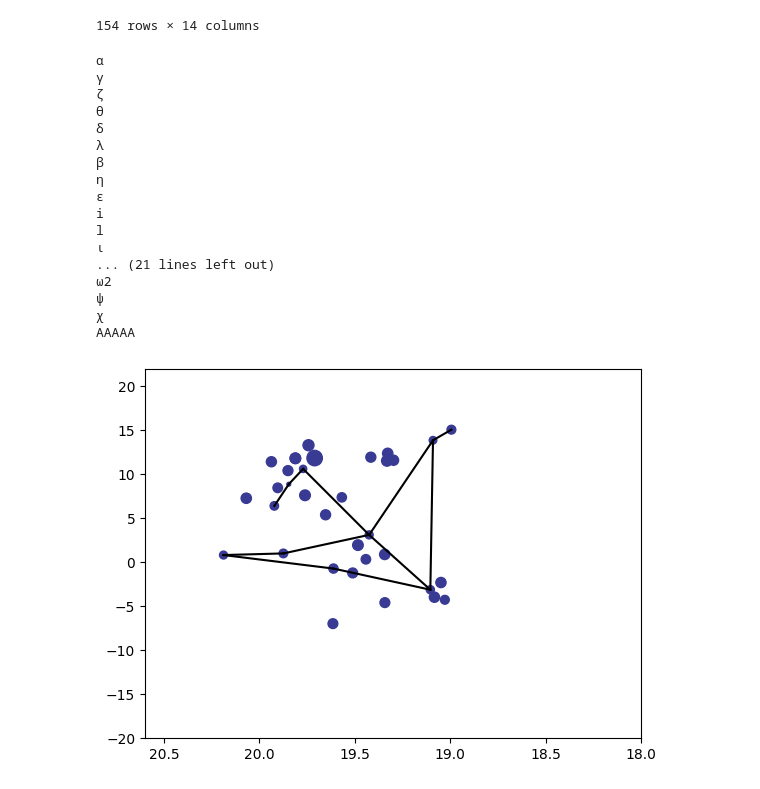
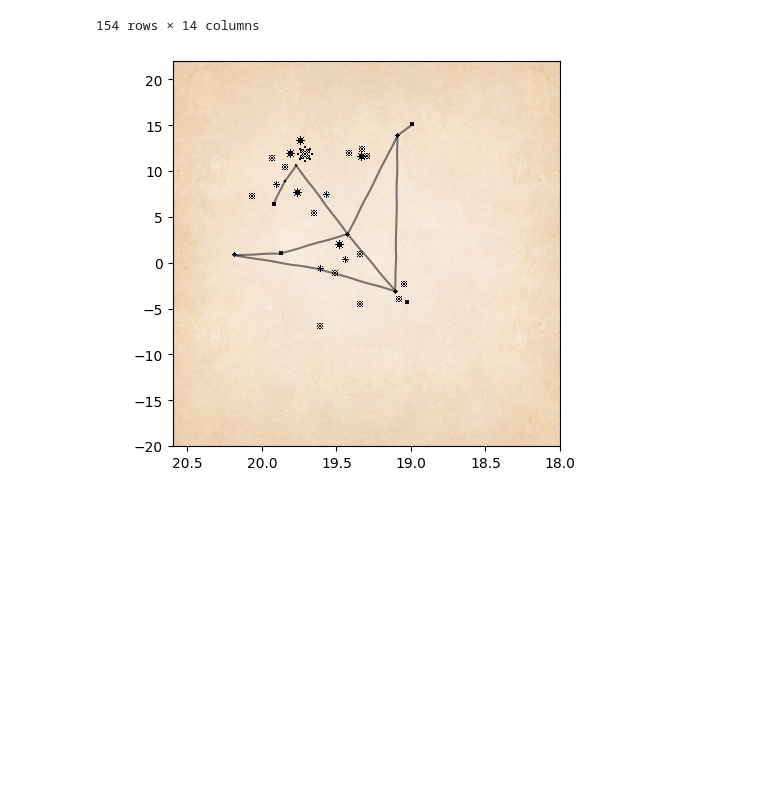
Before and after one commit to m-barneto/CSC221-Aquila-Constellation, a Jupyter notebook: CSC221-aquila-plotting.ipynb, the cells around one changed output. Saved outputs shown, nothing was run; the diff lists cells and outputs as text; code cells hidden in the pictures; blank space fills up the shorter version.

Commit message:
Work on the style of the graph, added star icon and canvas background, playing with constellation lines

```diff
--- a/CSC221-aquila-plotting.ipynb
+++ b/CSC221-aquila-plotting.ipynb
@@ -55,6 +55,10 @@ df
 154 rows × 14 columns
 # %%
 from matplotlib import pyplot as plt
+from matplotlib.image import imread
+from matplotlib.offsetbox import OffsetImage, AnnotationBbox
+import matplotlib.patheffects as path_effects
+
 import math
 
 x = []
@@ -89,73 +93,64 @@ for ra in df['RA']:
 for d in df['Dec']:
   y.append(dec_to_float(d))
 
+for i in range(df.shape[0]):
+  #plt.text(x=x[i], y=y[i], s=df['Bayer Designation'][i], fontdict=dict(color='black',size=8))
+  pass
+fig, ax = plt.subplots()
+fig.set_size_inches(5, 5)
+
+img = imread('canvas.webp')
+ax.imshow(img, extent=[20.6, 18, 22, -20], aspect='auto')
+
+#plt.imshow(img, origin='lower', extent=(18, 20.6, -20, 22))
+
+def get_star(zoom):
+  return OffsetImage(plt.imread('star.png'), zoom=zoom*.002)
+
 bd_idx = 0
 c = []
 for vm in df['vis_mag']:
   if not pd.isnull(vm):
     if not pd.isnull(df['B'][bd_idx]):
+      ab = AnnotationBbox(get_star(vm), (x[bd_idx], y[bd_idx]), frameon=False)
+      ax.add_artist(ab)
       s.append(float(vm) * 10)
       c.append((56/ 255, 58/ 255, 148/ 255, 1))
     else:
       c.append((0, 0, 0, 0))
-      s.append(float(vm) * 10)
+      s.append(0)
   else:
     s.append(0)
     c.append((0, 0, 0, 0))
   bd_idx += 1
 
 
-for i in range(df.shape[0]):
-  #plt.text(x=x[i], y=y[i], s=df['Bayer Designation'][i], fontdict=dict(color='black',size=8))
-  pass
-
-#plt.xlim(20.6, 20)
+plt.xlim(20.6, 18)
 plt.ylim(-20, 22)
-plt.xlim(20.6, 18)
-plt.scatter(x, y, s, c)
-
-
+#plt.scatter(x, y, s, c)
 # draw lines for the actual constellation
 lines = [
     (df.loc[df['Name'] == 'Altair'], df.loc[df['Name'] == 'γ Aql']),
     (df.loc[df['Name'] == 'Altair'], df.loc[df['Name'] == 'β Aql']),
     (df.loc[df['Name'] == 'γ Aql'], df.loc[df['Name'] == 'δ Aql']),
     (df.loc[df['Name'] == 'δ Aql'], df.loc[df['Name'] == 'ζ Aql']),
     (df.loc[df['Name'] == 'ζ Aql'], df.loc[df['Name'] == 'ε Aql']),
     (df.loc[df['Name'] == 'ζ Aql'], df.loc[df['Name'] == 'λ Aql']),
     (df.loc[df['Name'] == 'δ Aql'], df.loc[df['Name'] == 'λ Aql']),
     (df.loc[df['Name'] == 'λ Aql'], df.loc[df['Name'] == 'ι Aql']),
     (df.loc[df['Name'] == 'ι Aql'], df.loc[df['Name'] == 'θ Aql']),
     (df.loc[df['Name'] == 'θ Aql'], df.loc[df['Name'] == 'η Aql']),
     (df.loc[df['Name'] == 'η Aql'], df.loc[df['Name'] == 'δ Aql'])
 ]
 
 for line in lines:
     p1x = ra_to_float(line[0]['RA'][line[0]['RA'].first_valid_index()])
     p1y = dec_to_float(line[0]['Dec'][line[0]['Dec'].first_valid_index()])
     p2x = ra_to_float(line[1]['RA'][line[1]['RA'].first_valid_index()])
     p2y = dec_to_float(line[1]['Dec'][line[1]['Dec'].first_valid_index()])
-    plt.plot([p1x, p2x], [p1y, p2y], 'k-')
-    pass
+    plt.plot([p1x, p2x], [p1y, p2y], linestyle='-', color=(0,0,0,.5), sketch_params=.2)
 
 from IPython.display import Image
-#Image('https://theskylive.com/sky/constellations/constellation_images/aquila.png')
+Image('https://theskylive.com/sky/constellations/constellation_images/aquila.png')
 # %% [output]
-α
-γ
-ζ
-θ
-δ
-λ
-β
-η
-ε
-i
-l
-ι
-... (21 lines left out)
-ω2
-ψ
-χ
-AAAAA
-[figure, old version]
+[figure, new version]
```
Also changed, not shown: 2 other files.
